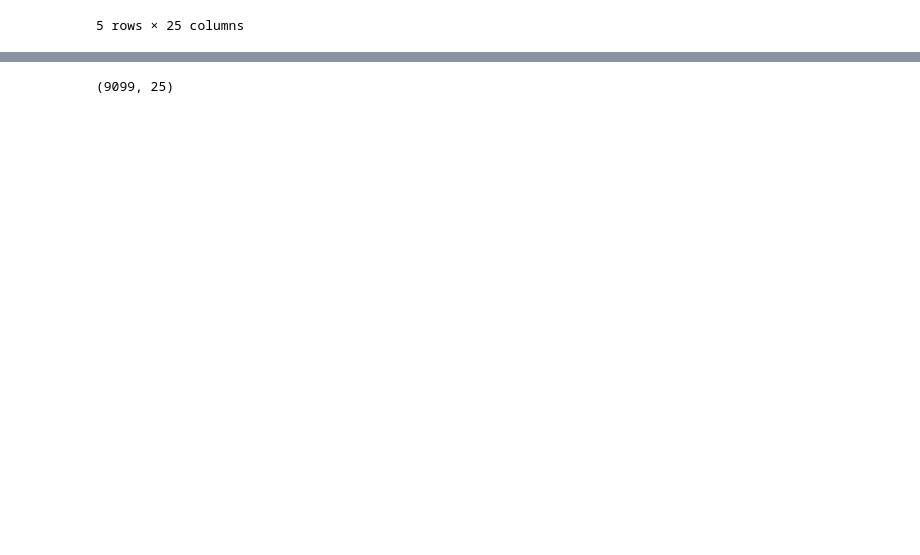
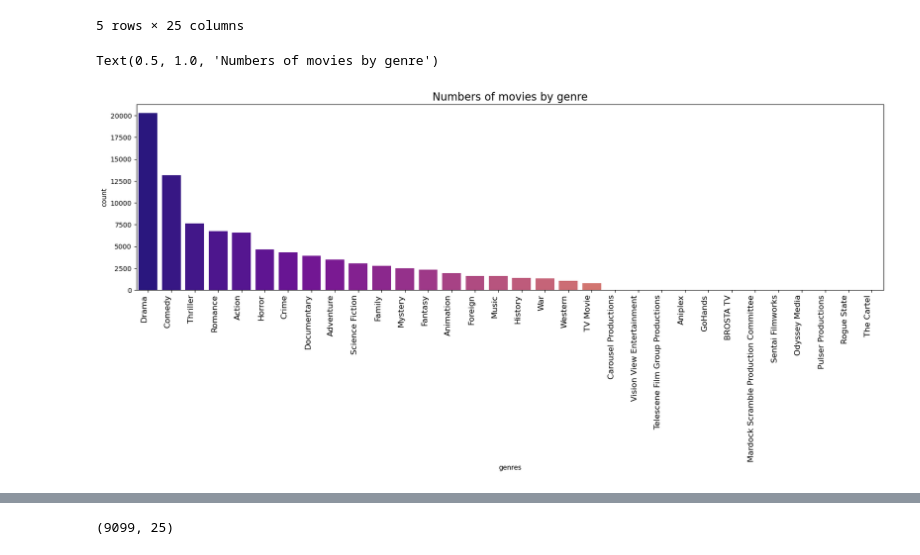
Before and after one commit to hkwan11/movie-recommender-system-svd, a Jupyter notebook: svd.ipynb, the cells around one changed output, grey strips where cells are left out. Saved outputs shown, nothing was run; the diff lists cells and outputs as text; code cells hidden in the pictures; blank space fills up the shorter version.

Commit message:
create genres graph and wordcloud

```diff
--- a/svd.ipynb
+++ b/svd.ipynb
@@ -132,3 +140,16 @@ mv.head()
 | 3 | False | NaN | 16000000 | [Comedy, Drama, Romance] | NaN | 31357 | tt0114885 | en | ... |
 | 4 | False | {'id': 96871, 'name': 'Father of ... | 0 | [Comedy] | NaN | 11862 | tt0113041 | en | ... |
 5 rows × 25 columns
+# %%
+exp = mv.explode('genres')
+ord_list = exp['genres'].value_counts().index
+# %%
+import seaborn as sns
+import matplotlib.pyplot as plt
+plt.figure(figsize=(20,5))
+plot = sns.countplot(x='genres', data=exp, order=ord_list, palette='plasma')
+plot.set_xticklabels(plot.get_xticklabels(), fontsize=12, rotation=90, horizontalalignment='right')
+plt.title('Numbers of movies by genre', fontsize=16)
+# %% [output]
+Text(0.5, 1.0, 'Numbers of movies by genre')
+[figure, added]
```
Also changed, not shown: parts of 6 cells of this notebook.
